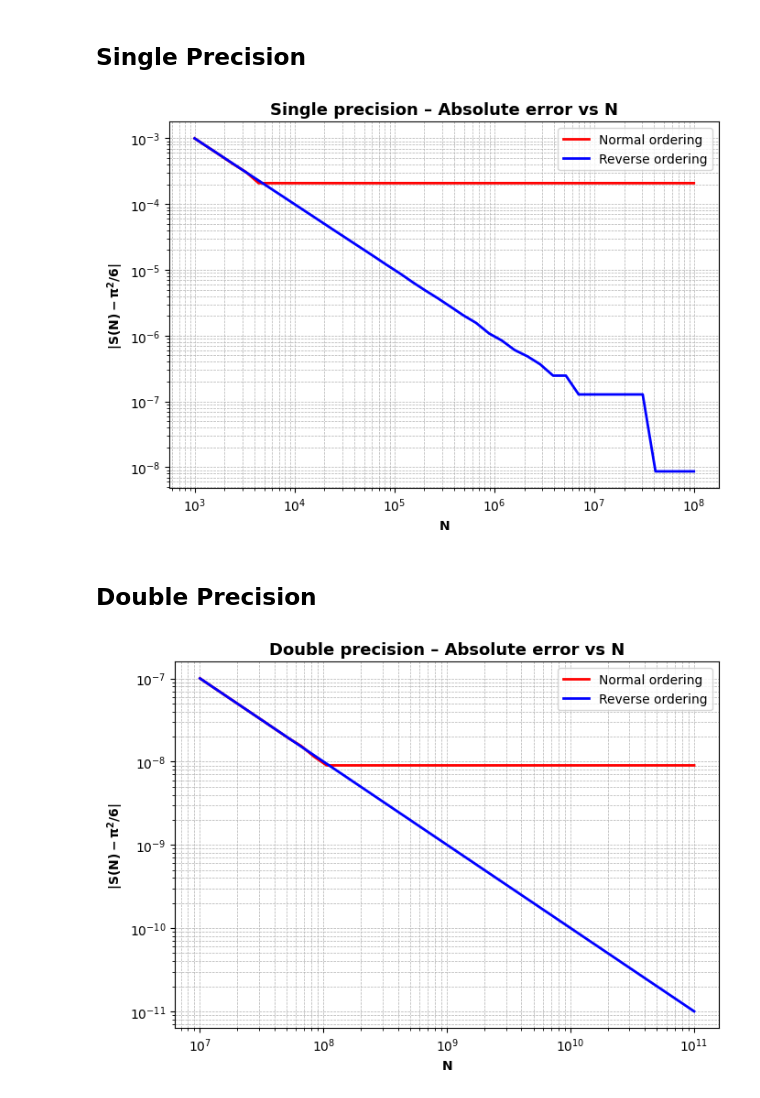
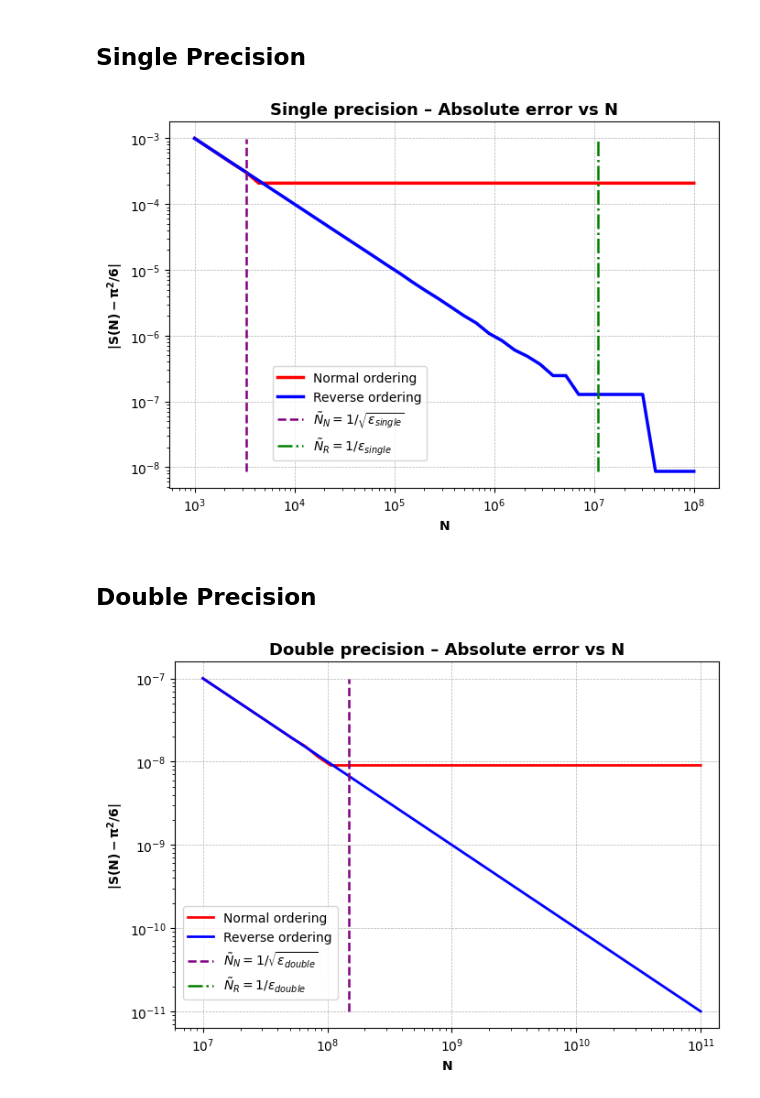
Before and after one commit to mvolpato-unimib/Lab_comp, a Jupyter notebook: ex2/plot _C_repr.ipynb, the cells around one changed output. Drawn from its saved outputs; the diff is of its cells as text; code cells hidden in the pictures.

Commit message:
ex2: revisione plot sistemazione e aggiunta dei N_tilde

```diff
--- a/ex2/plot _C_repr.ipynb
+++ b/ex2/plot _C_repr.ipynb
@@ -6,25 +6,29 @@ import matplotlib.pyplot as plt
 # %%
 
 N_max, err_norm, err_rev = np.loadtxt('float.txt', skiprows=2, unpack=True)
 
 fig, ax = plt.subplots(figsize=(7,5))
 
-ax.plot(N_max, err_norm, label='Normal ordering', color='red', lw=2)
-ax.plot(N_max, err_rev, label='Reverse ordering', color='blue', lw=2)
+ax.plot(N_max, err_norm, label='Normal ordering', color='red', lw=2.5)
+ax.plot(N_max, err_rev, label='Reverse ordering', color='blue', lw=2.5)
+# ax.hlines(1.1e-7, min(N_max), max(N_max), ls='--', label=r'$\epsilon_{single} = 1.1 \times 10^{-7}$', colors='green')
+# ax.hlines(np.sqrt(1.1e-7), min(N_max), max(N_max), ls='-.', label=r'$\sqrt{\epsilon_{single}}$', colors='purple')
+ax.vlines(np.sqrt(1.1e7), min(err_rev), max(err_rev), ls='--', lw=1.8, label=r'$\tilde{N}_N = 1/ \sqrt{\epsilon_{single}}$', colors='purple')
+ax.vlines(1.1e7, min(err_rev), max(err_rev), ls='-.', lw=1.8, label=r'$\tilde{N}_R = 1/ \epsilon_{single}$', colors='green')
 
 ax.set_xlabel('N', fontweight='bold')
 ax.set_ylabel(r'$\bf|S(N) - \pi^2/6|$')
 ax.set_xscale('log')
 ax.set_yscale('log')
 ax.set_title('Single precision – Absolute error vs N', fontweight='bold', fontsize=13)
-ax.grid(True, which='both', ls='--', lw=0.5)
-ax.legend()
+ax.grid(True, ls='--', lw=0.5)
+ax.legend(bbox_to_anchor=(0.48, 0.35))
 
 plt.tight_layout()
 plt.savefig('plots/SinglePrec.png')
 plt.show()
 # %% [output]
-[figure, old version]
+[figure, new version]
 # %% [markdown]
 ## **Double Precision**
 # %%
@@ -34,17 +38,21 @@ fig, ax = plt.subplots(figsize=(7,5))
 
 ax.plot(N_max, err_norm, label='Normal ordering', color='red', lw=2)
 ax.plot(N_max, err_rev, label='Reverse ordering', color='blue', lw=2)
+ax.vlines(np.sqrt(2.2e16), min(err_rev), max(err_rev), ls='--', lw=1.8, label=r'$\tilde{N}_N = 1/ \sqrt{\epsilon_{double}}$', colors='purple')
+ax.vlines(2.2e16, min(err_rev), max(err_rev), ls='-.', lw=1.8, label=r'$\tilde{N}_R = 1/ \epsilon_{double}$', colors='green')
+
 
 ax.set_xlabel('N', fontweight='bold')
 ax.set_ylabel(r'$\bf|S(N) - \pi^2/6|$')
 ax.set_xscale('log')
 ax.set_yscale('log')
 ax.set_title('Double precision – Absolute error vs N', fontweight='bold', fontsize=13)
-ax.grid(True, which='both', ls='--', lw=0.5)
-ax.legend()
+ax.grid(True, ls='--', lw=0.5)
+ax.set_xlim(min(N_max)-0.4*min(N_max), max(N_max)+0.4*max(N_max))
+ax.legend(bbox_to_anchor=(0.31, 0.35))
 
 plt.tight_layout()
 plt.savefig('plots/DoublePrec.png')
 plt.show()
 # %% [output]
-[figure, old version]
+[figure, new version]
```
Also changed, not shown: 3 other files.
